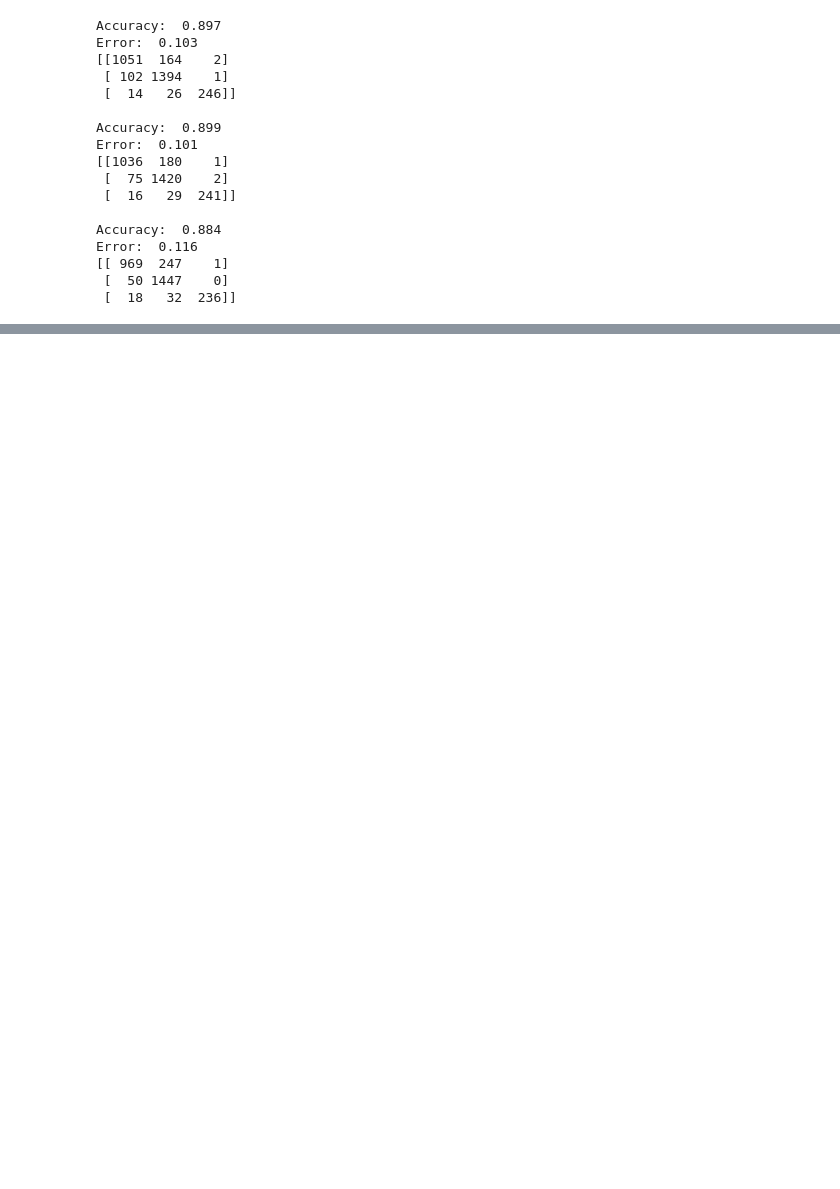
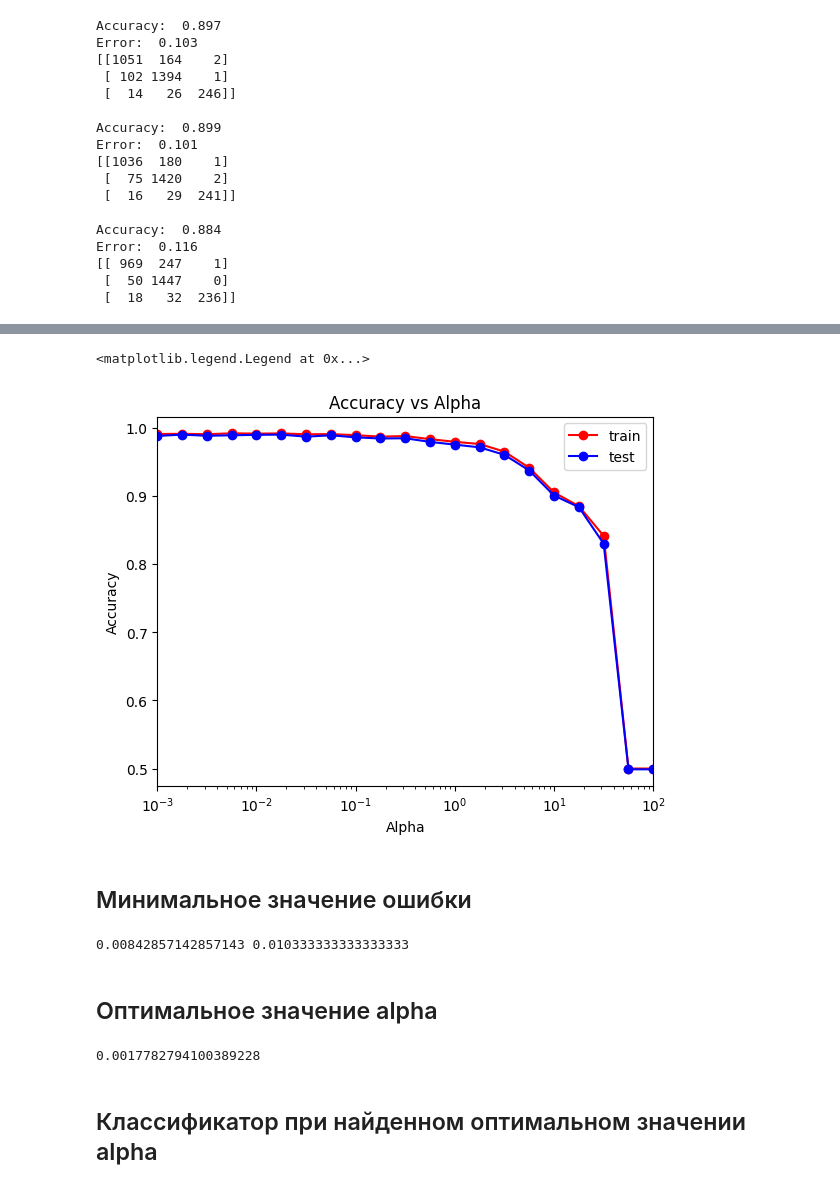
Before and after one commit to 11asa11/ML, a Jupyter notebook: MLLab.ipynb, the cells around one changed output, grey strips where cells are left out. Drawn from its saved outputs; the diff is of its cells as text; code cells hidden in the pictures; blank space fills up the shorter version.

```diff
--- a/MLLab.ipynb
+++ b/MLLab.ipynb
@@ -362,0 +492,28 @@ Error:  0.101
+# %%
+plt.semilogx(alpha_arr, train_acc, 'r-o', label = 'train')
+plt.semilogx(alpha_arr, test_acc, 'b-o', label = 'test')
+plt.xlim([np.min(alpha_arr), np.max(alpha_arr)])
+plt.title('Accuracy vs Alpha')
+plt.xlabel('Alpha')
+plt.ylabel('Accuracy')
+plt.legend()
+# %% [output]
+<matplotlib.legend.Legend at 0x...>
+[figure, added]
+# %% [markdown]
+## Минимальное значение ошибки
+# %%
+min_train_err = np.min(train_err)
+min_test_err = np.min(test_err)
+print(min_train_err, min_test_err)
+# %% [output]
+0.00842857142857143 0.010333333333333333
+# %% [markdown]
+## Оптимальное значение alpha
+# %%
+alpha_opt = alpha_arr[test_err == min_test_err][0]
+print(alpha_opt)
+# %% [output]
+0.0017782794100389228
+# %% [markdown]
+## Классификатор при найденном оптимальном значении alpha
```
Also changed, not shown: parts of 53 cells of this notebook.
